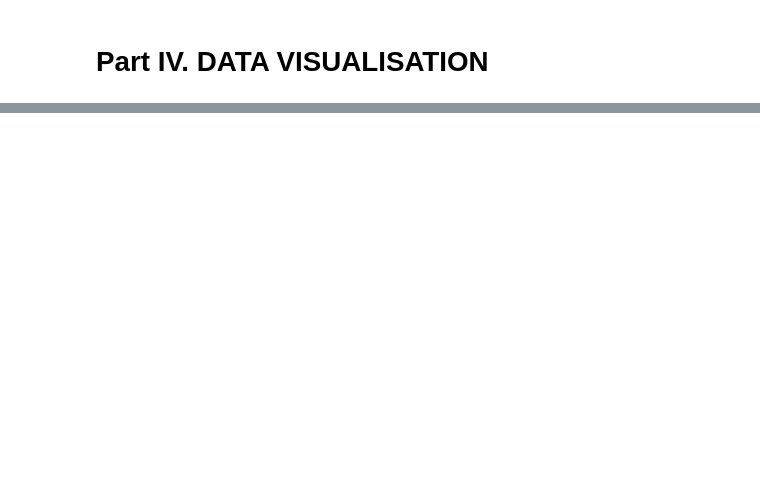
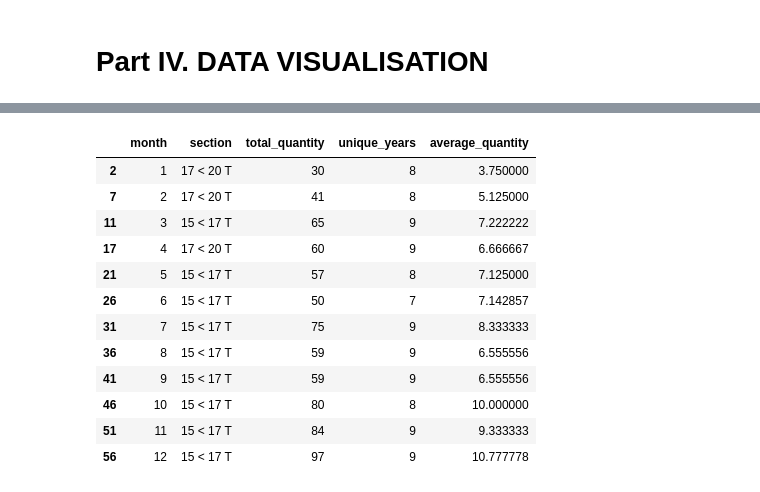
Before and after one commit to drajczak/cm-market-analysys, a Jupyter notebook: cm-market-analysys.ipynb, the cells around one changed output, grey strips where cells are left out. Cells and saved outputs as stored; diff of their text form; code cells hidden in the pictures; blank space fills up the shorter version.

```diff
--- a/cm-market-analysys.ipynb
+++ b/cm-market-analysys.ipynb
@@ -985,0 +793,31 @@ interactive(children=(Dropdown(description='year', options=(2009, 2010, 2011, 20
+# %%
+# For kolowe_df, determine the most frequent 'section' in each month and calculate the average as specified
+# Calculate the total quantity per 'section' and 'month', then divide by the number of unique 'year' values for that 'section'
+
+# Group by 'month' and 'section' to find the total quantity and count of unique 'year' values
+kolowe_monthly = kolowe_df.groupby(['month', 'section']).agg(
+    total_quantity=('quantity', 'sum'),
+    unique_years=('year', lambda x: x.nunique())
+).reset_index()
+
+# Calculate the average quantity per month per unique 'year' value for each 'section'
+kolowe_monthly['average_quantity'] = kolowe_monthly['total_quantity'] / kolowe_monthly['unique_years']
+
+# Find the section with the highest average quantity per month
+most_frequent_section_per_month = kolowe_monthly.loc[kolowe_monthly.groupby('month')['average_quantity'].idxmax()]
+
+most_frequent_section_per_month
+# %% [output]
+|  | month | section | total_quantity | unique_years | average_quantity |
+| 2 | 1 | 17 < 20 T | 30 | 8 | 3.750000 |
+| 7 | 2 | 17 < 20 T | 41 | 8 | 5.125000 |
+| 11 | 3 | 15 < 17 T | 65 | 9 | 7.222222 |
+| 17 | 4 | 17 < 20 T | 60 | 9 | 6.666667 |
+| 21 | 5 | 15 < 17 T | 57 | 8 | 7.125000 |
+| 26 | 6 | 15 < 17 T | 50 | 7 | 7.142857 |
+| 31 | 7 | 15 < 17 T | 75 | 9 | 8.333333 |
+| 36 | 8 | 15 < 17 T | 59 | 9 | 6.555556 |
+| 41 | 9 | 15 < 17 T | 59 | 9 | 6.555556 |
+| 46 | 10 | 15 < 17 T | 80 | 8 | 10.000000 |
+| 51 | 11 | 15 < 17 T | 84 | 9 | 9.333333 |
+| 56 | 12 | 15 < 17 T | 97 | 9 | 10.777778 |
```
Also changed, not shown: parts of 38 cells of this notebook.
